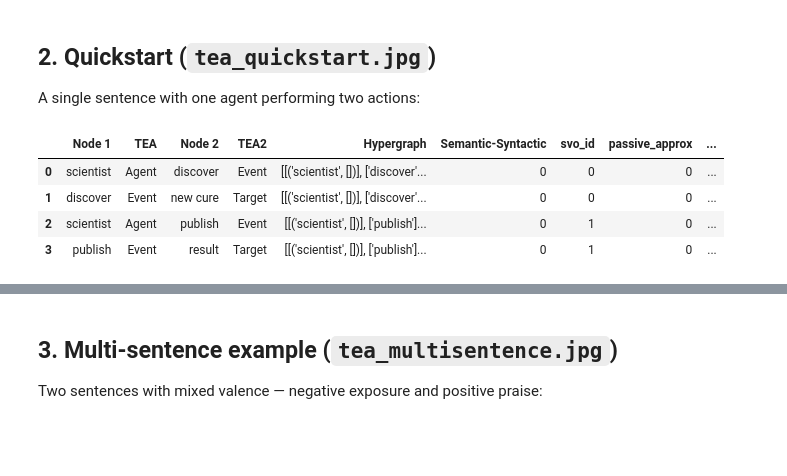
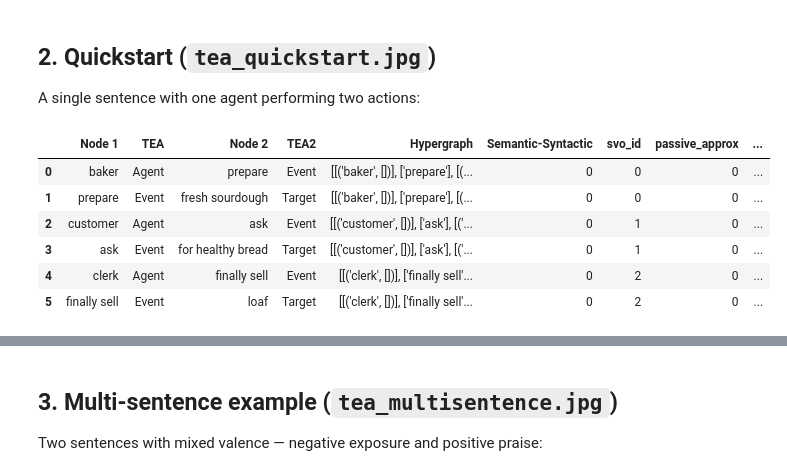
Before and after one commit to MassimoStel/Who-Did-What_Networks, a Jupyter notebook: Docs & Guides/Generating_TEA_Figures.ipynb, the cells around one changed output, grey strips where cells are left out. Cells and saved outputs as stored; diff of their text form; code cells hidden in the pictures; blank space fills up the shorter version.

```diff
--- a/Docs & Guides/Generating_TEA_Figures.ipynb
+++ b/Docs & Guides/Generating_TEA_Figures.ipynb
@@ -40,16 +40,18 @@ tea.plot_svo_graph(svo, filename='../tea_overview.jpg')
 
 A single sentence with one agent performing two actions:
 # %%
-text = "The scientist discovered a new cure and published the results."
+text = """The baker prepared a fresh sourdough after customers asked for healthier bread. Finally, the loaf was sold by the clerk."""
 
 svo = tea.extract_svos_from_text(text)
 display(svo)
 # %% [output]
 |  | Node 1 | TEA | Node 2 | TEA2 | Hypergraph | Semantic-Syntactic | svo_id | passive_approx | ... |
-| 0 | scientist | Agent | discover | Event | [[('scientist', [])], ['discover'... | 0 | 0 | 0 | ... |
-| 1 | discover | Event | new cure | Target | [[('scientist', [])], ['discover'... | 0 | 0 | 0 | ... |
-| 2 | scientist | Agent | publish | Event | [[('scientist', [])], ['publish']... | 0 | 1 | 0 | ... |
-| 3 | publish | Event | result | Target | [[('scientist', [])], ['publish']... | 0 | 1 | 0 | ... |
+| 0 | baker | Agent | prepare | Event | [[('baker', [])], ['prepare'], [(... | 0 | 0 | 0 | ... |
+| 1 | prepare | Event | fresh sourdough | Target | [[('baker', [])], ['prepare'], [(... | 0 | 0 | 0 | ... |
+| 2 | customer | Agent | ask | Event | [[('customer', [])], ['ask'], [('... | 0 | 1 | 0 | ... |
+| 3 | ask | Event | for healthy bread | Target | [[('customer', [])], ['ask'], [('... | 0 | 1 | 0 | ... |
+| 4 | clerk | Agent | finally sell | Event | [[('clerk', [])], ['finally sell'... | 0 | 2 | 0 | ... |
+| 5 | finally sell | Event | loaf | Target | [[('clerk', [])], ['finally sell'... | 0 | 2 | 0 | ... |
 # %%
 tea.plot_svo_graph(svo, filename='../tea_quickstart.jpg')
 # %% [output]
```
Also changed, not shown: parts of 1 cell of this notebook, 2 other files.
